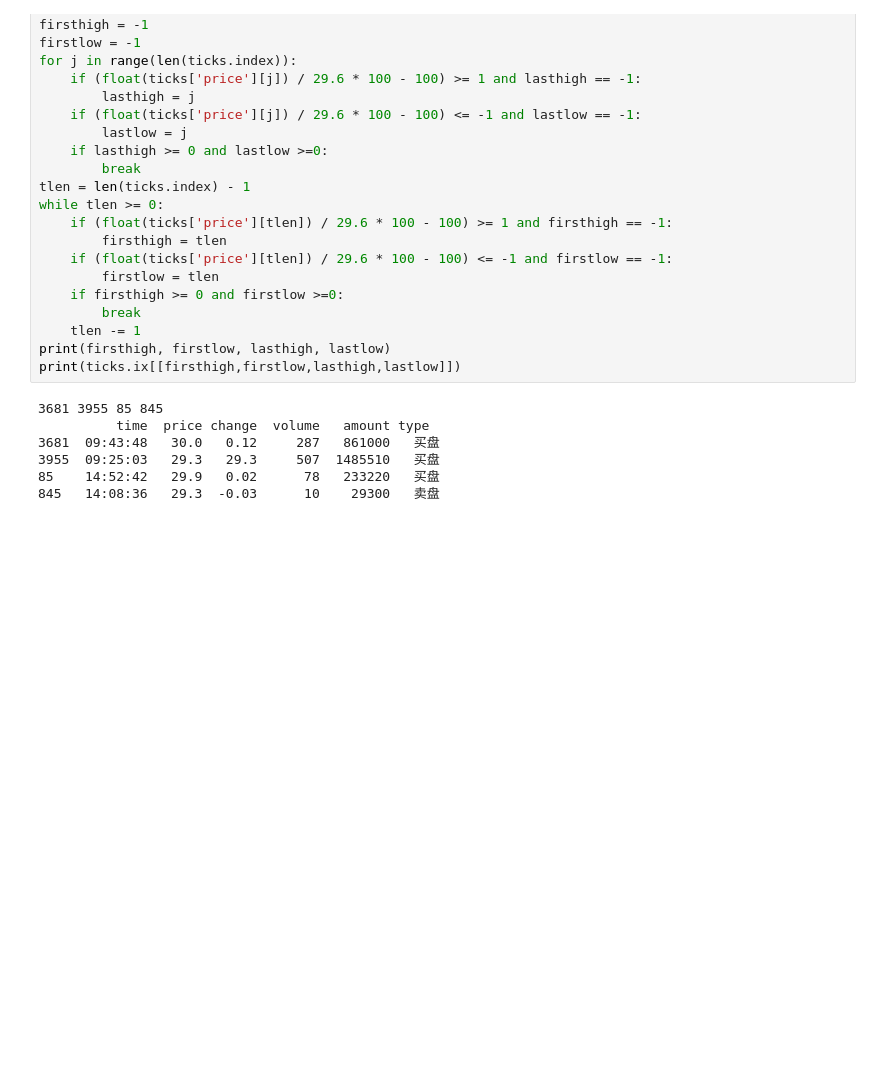
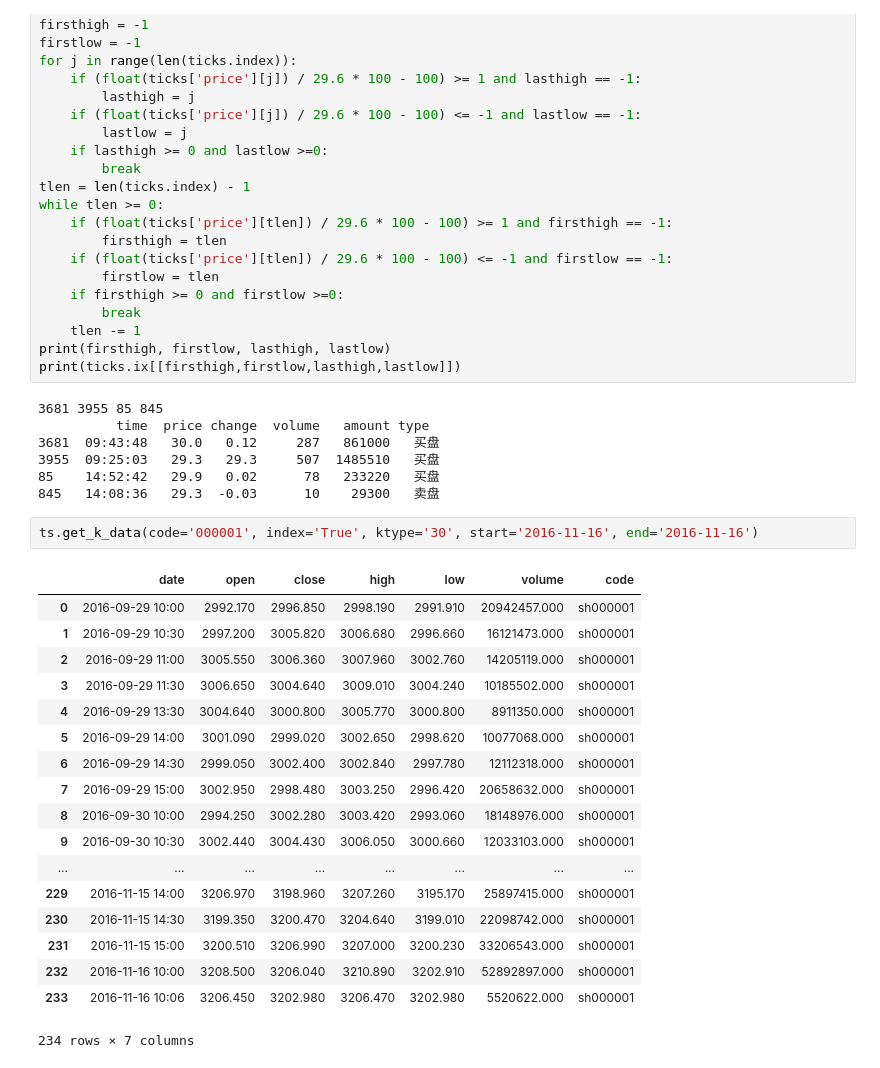
Before and after one commit to sunjiajian/StockWorks, a Jupyter notebook: stockwork_t1.ipynb, the cells around one changed output. Drawn from its saved outputs; the diff is of its cells as text; blank space fills up the shorter version.

```diff
--- a/stockwork_t1.ipynb
+++ b/stockwork_t1.ipynb
@@ -251,3 +251,24 @@ print(ticks.ix[[firsthigh,firstlow,lasthigh,lastlow]])
 3955  09:25:03   29.3   29.3     507  1485510   买盘
 85    14:52:42   29.9   0.02      78   233220   买盘
 845   14:08:36   29.3  -0.03      10    29300   卖盘
+# %%
+ts.get_k_data(code='000001', index='True', ktype='30', start='2016-11-16', end='2016-11-16')
+# %% [output]
+|  | date | open | close | high | low | volume | code |
+| 0 | 2016-09-29 10:00 | 2992.170 | 2996.850 | 2998.190 | 2991.910 | 20942457.000 | sh000001 |
+| 1 | 2016-09-29 10:30 | 2997.200 | 3005.820 | 3006.680 | 2996.660 | 16121473.000 | sh000001 |
+| 2 | 2016-09-29 11:00 | 3005.550 | 3006.360 | 3007.960 | 3002.760 | 14205119.000 | sh000001 |
+| 3 | 2016-09-29 11:30 | 3006.650 | 3004.640 | 3009.010 | 3004.240 | 10185502.000 | sh000001 |
+| 4 | 2016-09-29 13:30 | 3004.640 | 3000.800 | 3005.770 | 3000.800 | 8911350.000 | sh000001 |
+| 5 | 2016-09-29 14:00 | 3001.090 | 2999.020 | 3002.650 | 2998.620 | 10077068.000 | sh000001 |
+| 6 | 2016-09-29 14:30 | 2999.050 | 3002.400 | 3002.840 | 2997.780 | 12112318.000 | sh000001 |
+| 7 | 2016-09-29 15:00 | 3002.950 | 2998.480 | 3003.250 | 2996.420 | 20658632.000 | sh000001 |
+| 8 | 2016-09-30 10:00 | 2994.250 | 3002.280 | 3003.420 | 2993.060 | 18148976.000 | sh000001 |
+| 9 | 2016-09-30 10:30 | 3002.440 | 3004.430 | 3006.050 | 3000.660 | 12033103.000 | sh000001 |
+| ... | ... | ... | ... | ... | ... | ... | ... |
+| 229 | 2016-11-15 14:00 | 3206.970 | 3198.960 | 3207.260 | 3195.170 | 25897415.000 | sh000001 |
+| 230 | 2016-11-15 14:30 | 3199.350 | 3200.470 | 3204.640 | 3199.010 | 22098742.000 | sh000001 |
+| 231 | 2016-11-15 15:00 | 3200.510 | 3206.990 | 3207.000 | 3200.230 | 33206543.000 | sh000001 |
+| 232 | 2016-11-16 10:00 | 3208.500 | 3206.040 | 3210.890 | 3202.910 | 52892897.000 | sh000001 |
+| 233 | 2016-11-16 10:06 | 3206.450 | 3202.980 | 3206.470 | 3202.980 | 5520622.000 | sh000001 |
+234 rows × 7 columns
```
Also changed, not shown: parts of 1 cell of this notebook.
